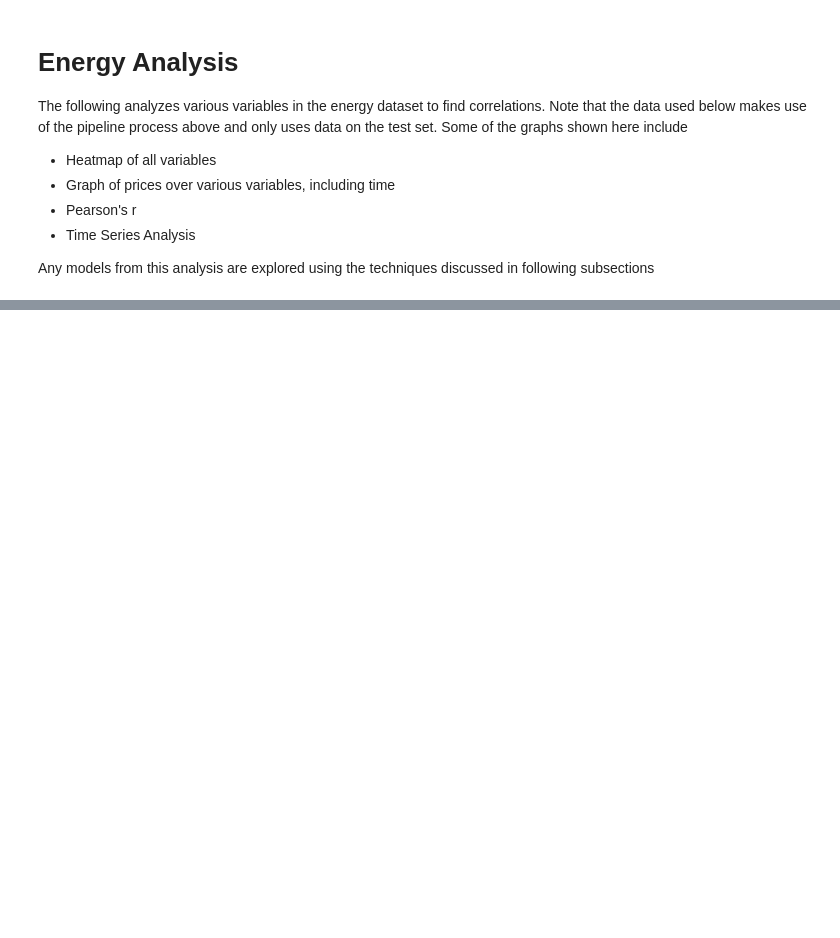
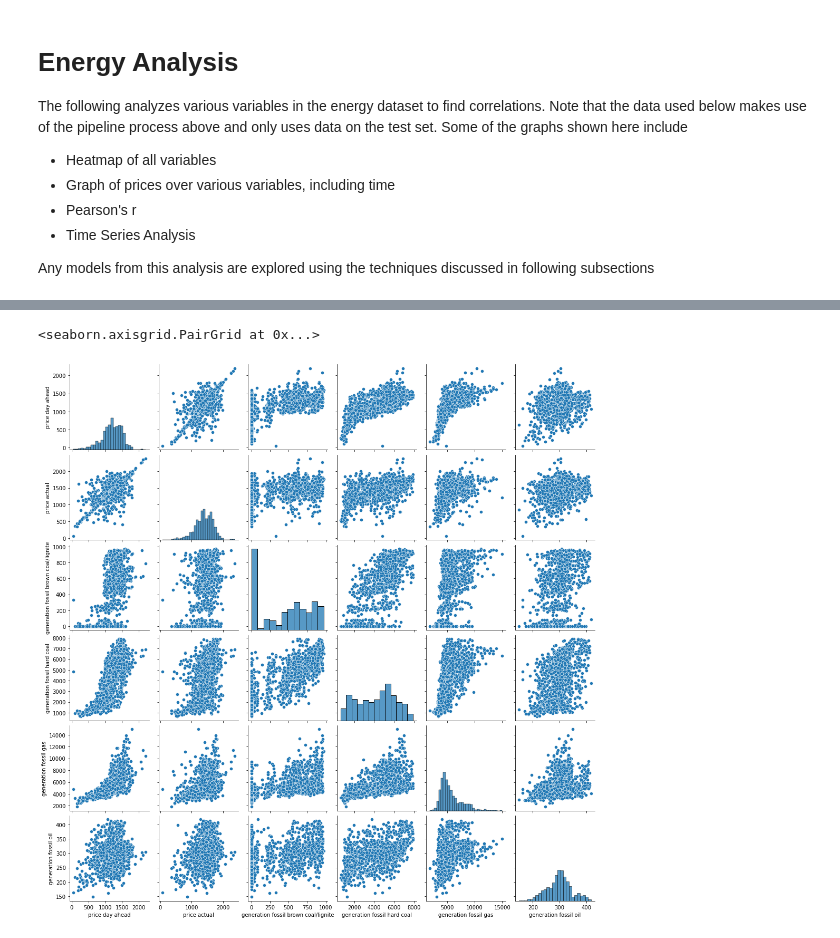
Before and after one commit to LunarZephyr/ECS171_Project, a Jupyter notebook: EDA/Hashim/EDA.ipynb, the cells around one changed output, grey strips where cells are left out. Drawn from its saved outputs; the diff is of its cells as text; code cells hidden in the pictures; blank space fills up the shorter version.

```diff
--- a/EDA/Hashim/EDA.ipynb
+++ b/EDA/Hashim/EDA.ipynb
@@ -258,0 +354,10 @@ KeyError: 'price forecast'
+# %%
+# Create pair plots to observe if there are any nonlinear trends
+
+# Fossil fuel pairplots
+categories = ["price day ahead", "price actual", "generation fossil brown coal/lignite",
+            "generation fossil hard coal", "generation fossil gas", "generation fossil oil"]
+sns.pairplot(train_set[categories])
+# %% [output]
+<seaborn.axisgrid.PairGrid at 0x...>
+[figure, added]
```
Also changed, not shown: parts of 26 cells of this notebook.
